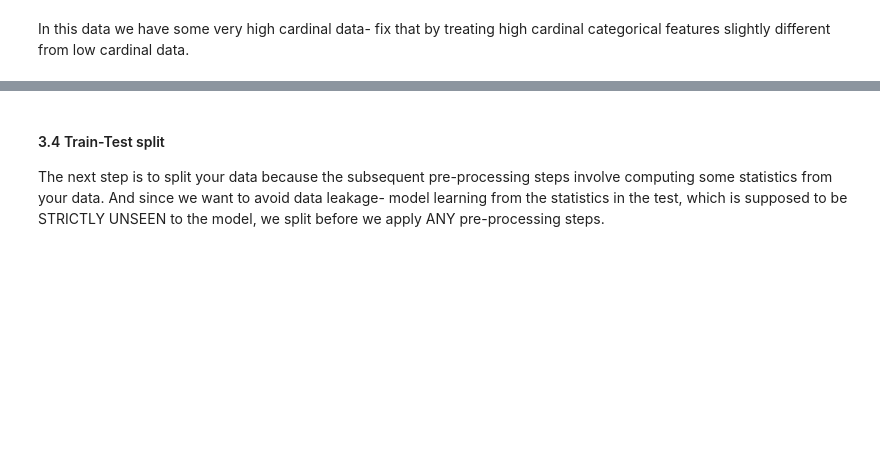
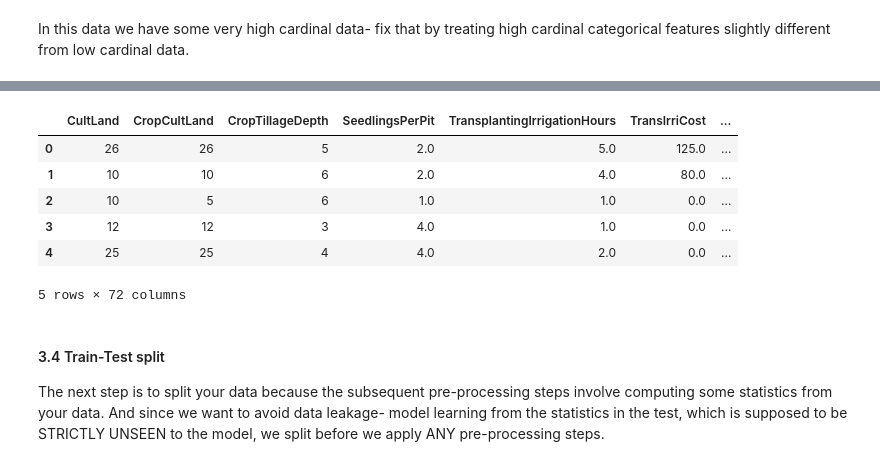
Before and after one commit to WamzMwangi/Digital-Green-Crop-Yield-Prediction, a Jupyter notebook: main.ipynb, the cells around one changed output, grey strips where cells are left out. Cells and saved outputs as stored; diff of their text form; code cells hidden in the pictures; blank space fills up the shorter version.

```diff
--- a/main.ipynb
+++ b/main.ipynb
@@ -442,9 +440,18 @@ encoded_df.head()
 # %%
 encoded_df=encoded_df.reset_index(drop=True)
+num_df=num_df.reset_index(drop=True)
 target_df=pd.DataFrame(cat_df[high_cardinality_cols])
 target_df=target_df.reset_index(drop=True)
 df2=pd.concat([num_df, encoded_df, target_df], axis=1)
 df2.head()
+# %% [output]
+|  | CultLand | CropCultLand | CropTillageDepth | SeedlingsPerPit | TransplantingIrrigationHours | TransIrriCost | ... |
+| 0 | 26 | 26 | 5 | 2.0 | 5.0 | 125.0 | ... |
+| 1 | 10 | 10 | 6 | 2.0 | 4.0 | 80.0 | ... |
+| 2 | 10 | 5 | 6 | 1.0 | 1.0 | 0.0 | ... |
+| 3 | 12 | 12 | 3 | 4.0 | 1.0 | 0.0 | ... |
+| 4 | 25 | 25 | 4 | 4.0 | 2.0 | 0.0 | ... |
+5 rows × 72 columns
 # %% [markdown]
 #### 3.4 Train-Test split
 
```
Also changed, not shown: parts of 21 cells of this notebook.
